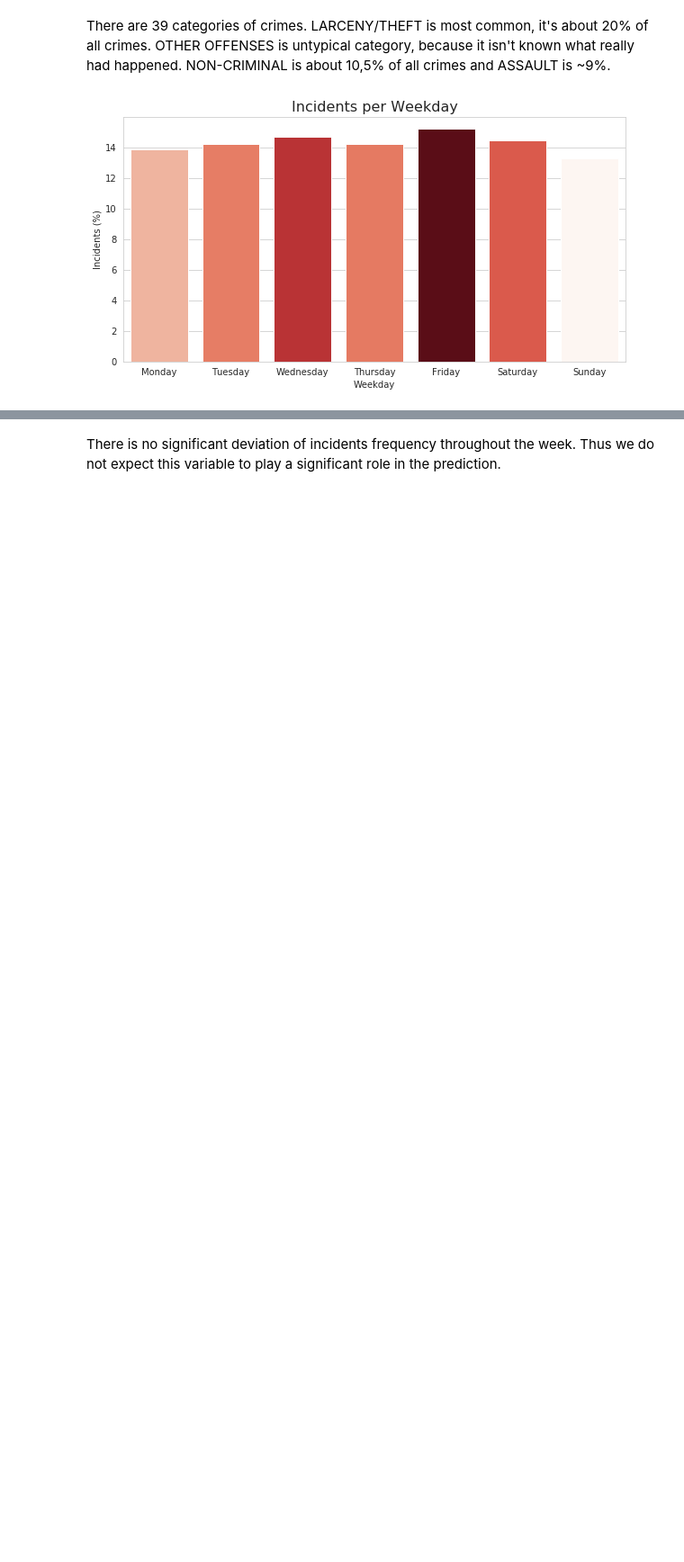
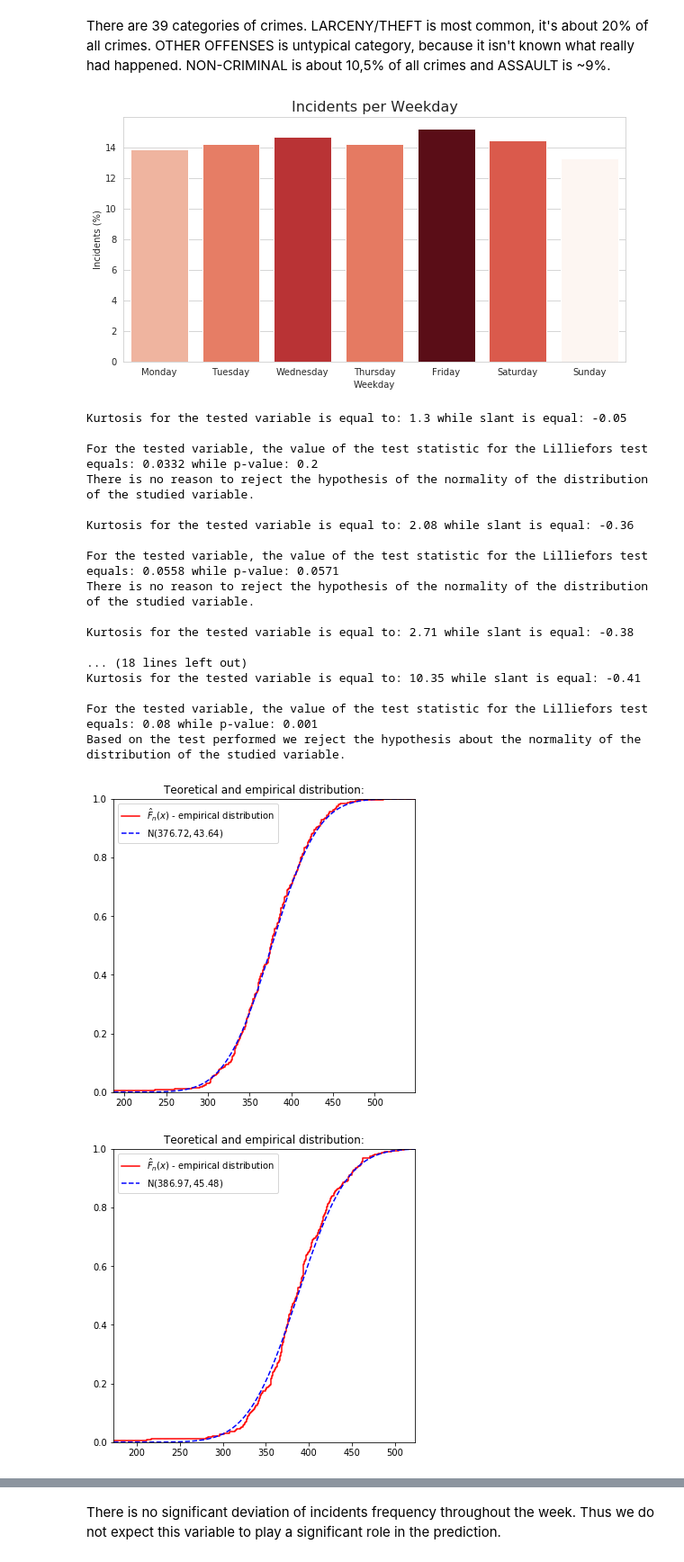
Before and after one commit to Frustrado/Crime-Classification, a Jupyter notebook: SF_crimes_analysis.ipynb, the cells around one changed output, grey strips where cells are left out. Shown: that part at 90% size. Saved outputs shown, nothing was run; the diff lists cells and outputs as text; code cells hidden in the pictures; blank space fills up the shorter version.

```diff
--- a/SF_crimes_analysis.ipynb
+++ b/SF_crimes_analysis.ipynb
@@ -284,18 +287,18 @@ def testn(arg,num):
         m, s = sp.stats.norm.fit(l)
 
         plt.figure(figsize=(6,6))
-        plt.title('Dystrybuanta teoretyczna i empiryczna:')
+        plt.title('Teoretical and empirical distribution:')
         plt.axis([min(l), max(l), 0, 1])
 
         ecdf = ECDF(l)
 
-        plt.step(ecdf.x, ecdf.y,'r-', label = r'$\hat{F}_n(x)$ - dystrybuanta empiryczna')
+        plt.step(ecdf.x, ecdf.y,'r-', label = r'$\hat{F}_n(x)$ - empirical distribution')
         t1 = np.linspace(min(l), max(l), 1000)
         t2 = sp.stats.norm.cdf(t1, loc = m, scale = s)
         plt.plot(t1, t2,'b--', label = r'$\mathrm{N}(%.2f, %.2f)$'% (m, s))
         plt.legend(loc ='best')
 
-        print('\033[95mKurtosis\033[0m dla badanej zmiennej jest równa: %s natomiast \033[95mskośność\033[0m jest równa: %s\n'% (round(sp.stats.kurtosis(l),2),round(sp.stats.skew(l),2)))
+        print('\033[95mKurtosis\033[0m for the tested variable is equal to: %s while \033[95mslant\033[0m is equal: %s\n'% (round(sp.stats.kurtosis(l),2),round(sp.stats.skew(l),2)))
 
         test = sm.stats.diagnostic.lilliefors(l, dist='norm', pvalmethod= 'table')
 
@@ -308,3 +311,31 @@ def testn(arg,num):
 def cohen(x,y):
     s = np.sqrt((len(x)*np.std(x, ddof=1) ** 2 + len(y)*np.std(y, ddof=1) ** 2) /(len(x)+len(y)- 2.0))
     return np.abs((np.mean(x) - np.mean(y)) / s)
+# %%
+testn(monday,3)
+testn(tuesday,3)
+testn(wednesday,3)
+testn(thursday,3)
+testn(friday,3)
+testn(saturday,3)
+testn(sunday,3)
+# %% [output]
+Kurtosis for the tested variable is equal to: 1.3 while slant is equal: -0.05
+
+For the tested variable, the value of the test statistic for the Lilliefors test equals: 0.0332 while p-value: 0.2
+There is no reason to reject the hypothesis of the normality of the distribution of the studied variable.
+
+Kurtosis for the tested variable is equal to: 2.08 while slant is equal: -0.36
+
+For the tested variable, the value of the test statistic for the Lilliefors test equals: 0.0558 while p-value: 0.0571
+There is no reason to reject the hypothesis of the normality of the distribution of the studied variable.
+
+Kurtosis for the tested variable is equal to: 2.71 while slant is equal: -0.38
+
+... (18 lines left out)
+Kurtosis for the tested variable is equal to: 10.35 while slant is equal: -0.41
+
+For the tested variable, the value of the test statistic for the Lilliefors test equals: 0.08 while p-value: 0.001
+Based on the test performed we reject the hypothesis about the normality of the distribution of the studied variable.
+[figure, added]
+[figure, added]
```
Also changed, not shown: parts of 3 cells of this notebook.
